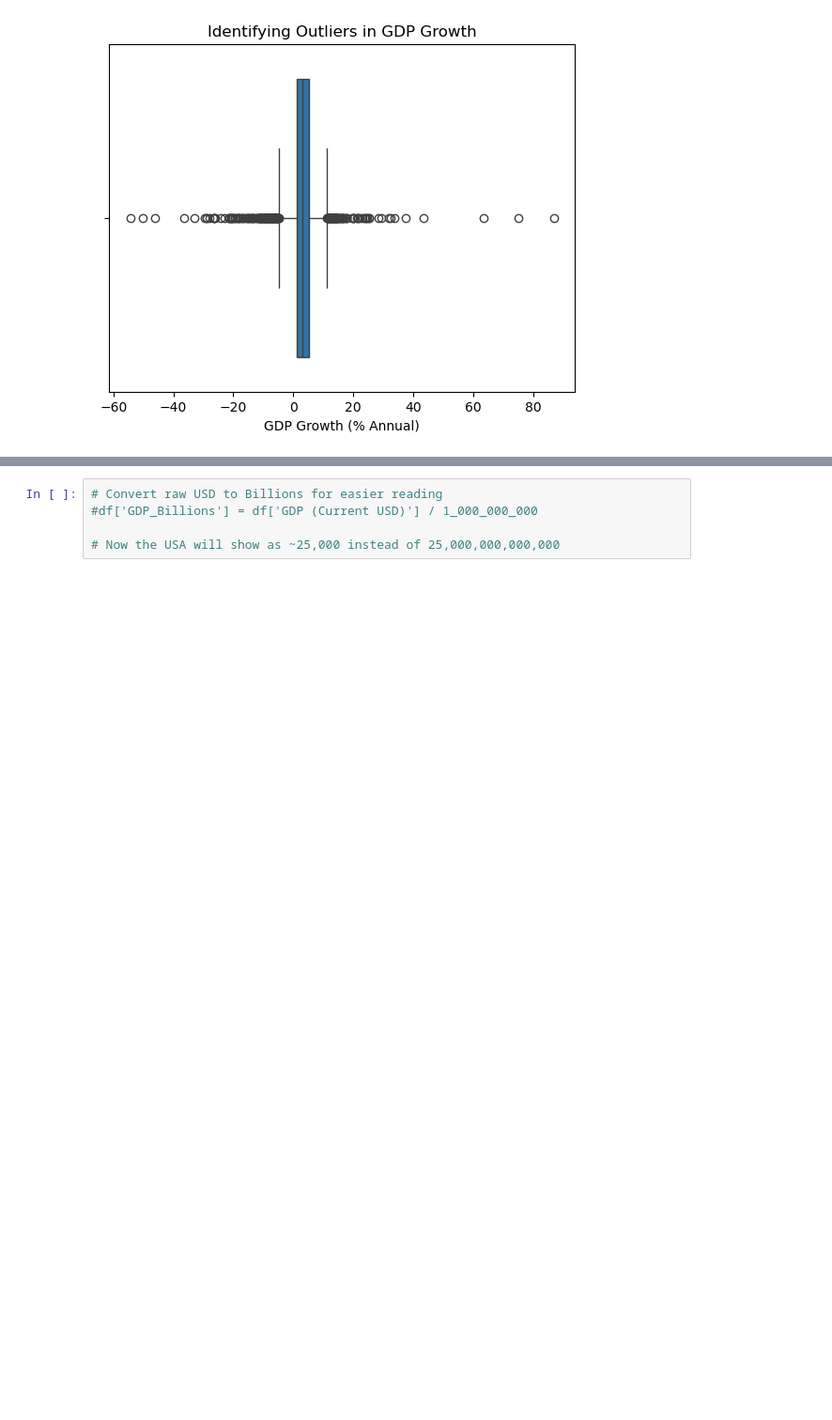
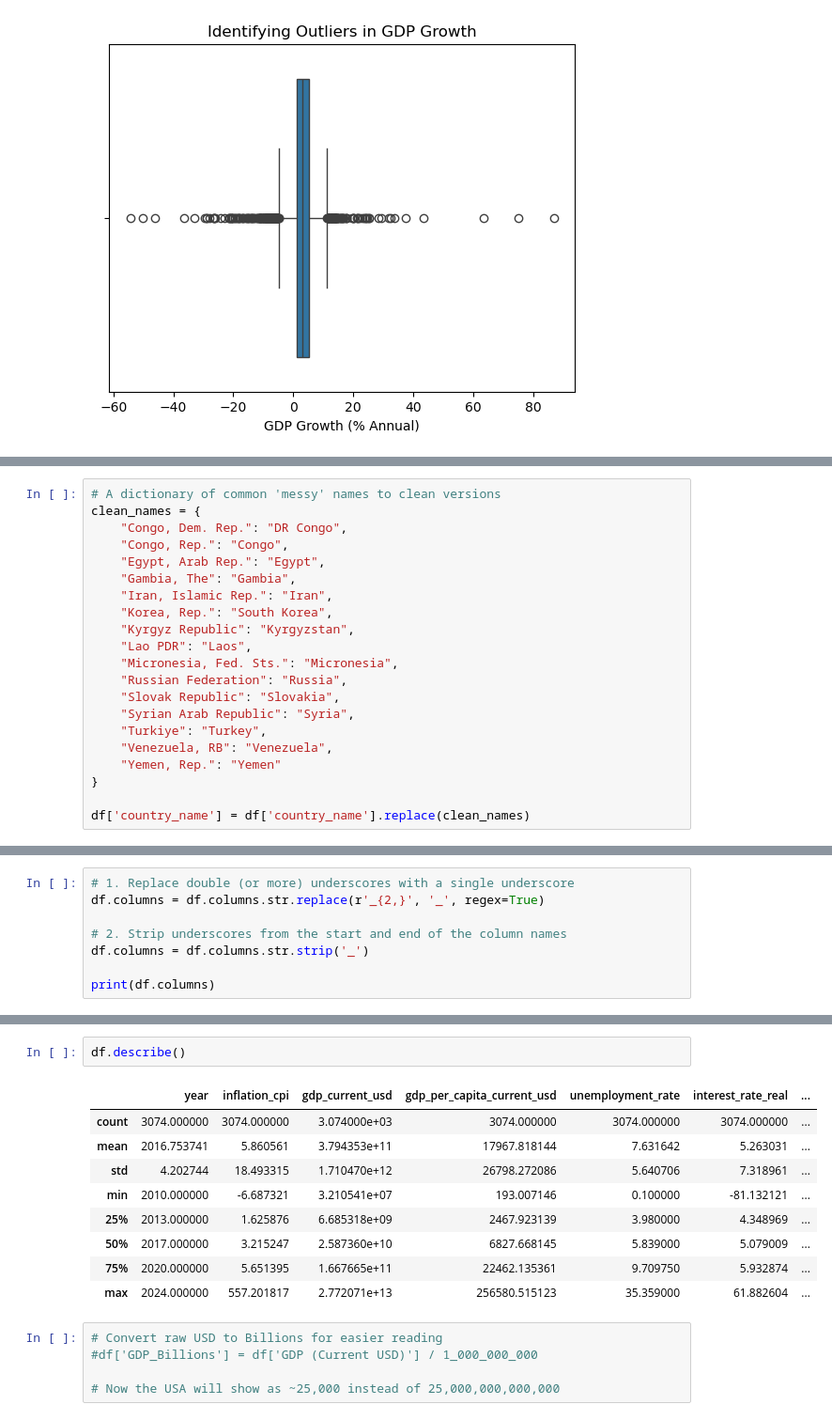
Before and after one commit to abelcholfavour/money_talks_with_Abba, a Jupyter notebook: world_bank.ipynb, the cells around one changed output, grey strips where cells are left out. Shown at 94% size. Saved outputs shown, nothing was run; the diff lists cells and outputs as text; blank space fills up the shorter version.

```diff
--- a/world_bank.ipynb
+++ b/world_bank.ipynb
@@ -201,0 +216,21 @@ AttributeError: 'DataFrame' object has no attribute 'pairplot'
+# %%
+# A dictionary of common 'messy' names to clean versions
+clean_names = {
+    "Congo, Dem. Rep.": "DR Congo",
+    "Congo, Rep.": "Congo",
+    "Egypt, Arab Rep.": "Egypt",
+    "Gambia, The": "Gambia",
+    "Iran, Islamic Rep.": "Iran",
+    "Korea, Rep.": "South Korea",
+    "Kyrgyz Republic": "Kyrgyzstan",
+    "Lao PDR": "Laos",
+    "Micronesia, Fed. Sts.": "Micronesia",
+    "Russian Federation": "Russia",
+    "Slovak Republic": "Slovakia",
+    "Syrian Arab Republic": "Syria",
+    "Turkiye": "Turkey",
+    "Venezuela, RB": "Venezuela",
+    "Yemen, Rep.": "Yemen"
+}
+
+df['country_name'] = df['country_name'].replace(clean_names)
@@ -201,0 +270,8 @@ AttributeError: 'DataFrame' object has no attribute 'pairplot'
+# %%
+# 1. Replace double (or more) underscores with a single underscore
+df.columns = df.columns.str.replace(r'_{2,}', '_', regex=True)
+
+# 2. Strip underscores from the start and end of the column names
+df.columns = df.columns.str.strip('_')
+
+print(df.columns)
@@ -202,3 +306,15 @@ AttributeError: 'DataFrame' object has no attribute 'pairplot'
+# %%
+df.describe()
+# %% [output]
+|  | year | inflation_cpi | gdp_current_usd | gdp_per_capita_current_usd | unemployment_rate | interest_rate_real | ... |
+| count | 3074.000000 | 3074.000000 | 3.074000e+03 | 3074.000000 | 3074.000000 | 3074.000000 | ... |
+| mean | 2016.753741 | 5.860561 | 3.794353e+11 | 17967.818144 | 7.631642 | 5.263031 | ... |
+| std | 4.202744 | 18.493315 | 1.710470e+12 | 26798.272086 | 5.640706 | 7.318961 | ... |
+| min | 2010.000000 | -6.687321 | 3.210541e+07 | 193.007146 | 0.100000 | -81.132121 | ... |
+| 25% | 2013.000000 | 1.625876 | 6.685318e+09 | 2467.923139 | 3.980000 | 4.348969 | ... |
+| 50% | 2017.000000 | 3.215247 | 2.587360e+10 | 6827.668145 | 5.839000 | 5.079009 | ... |
+| 75% | 2020.000000 | 5.651395 | 1.667665e+11 | 22462.135361 | 9.709750 | 5.932874 | ... |
+| max | 2024.000000 | 557.201817 | 2.772071e+13 | 256580.515123 | 35.359000 | 61.882604 | ... |
 # %%
 # Convert raw USD to Billions for easier reading
 #df['GDP_Billions'] = df['GDP (Current USD)'] / 1_000_000_000
```
Also changed, not shown: parts of 13 cells of this notebook.
